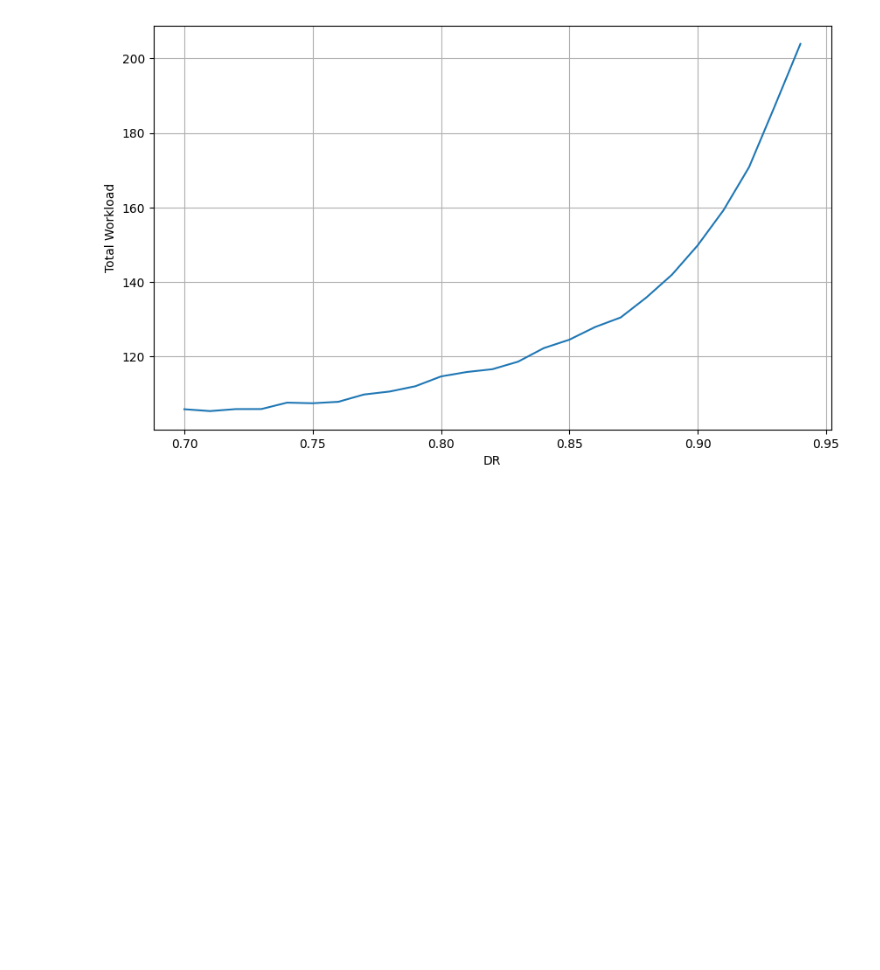
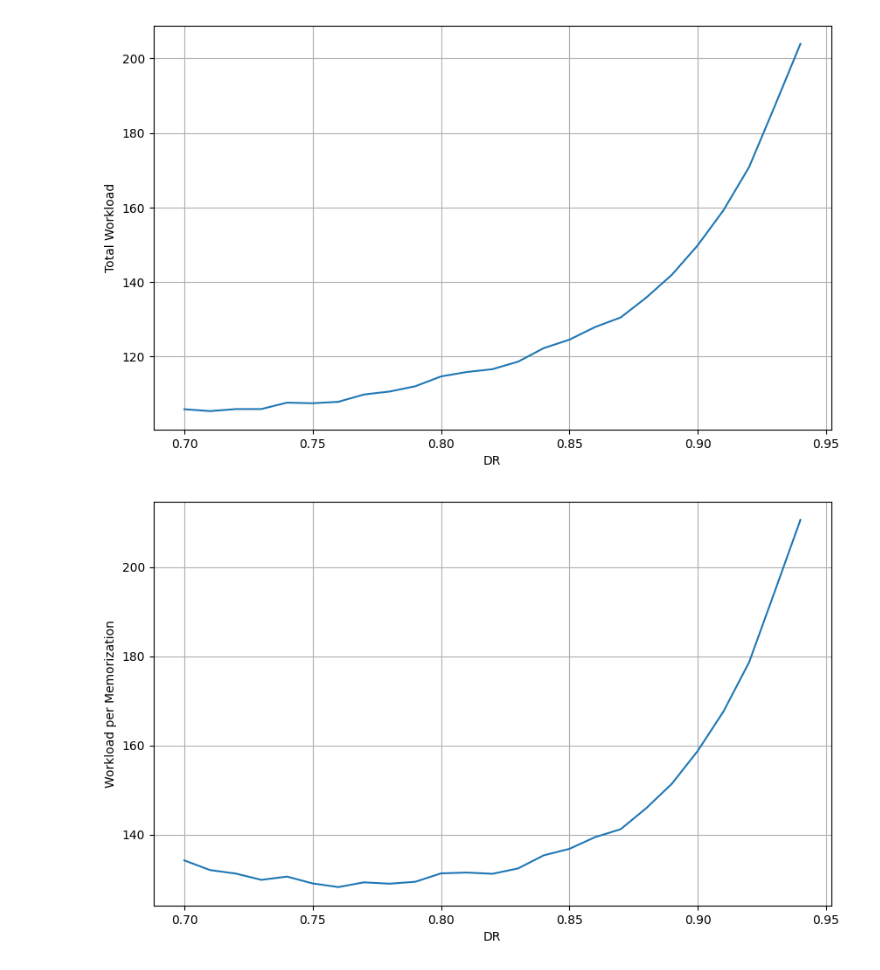
Before and after one commit to open-spaced-repetition/expected-workload, a Jupyter notebook: notebook.ipynb, the cells around one changed output. Saved outputs shown, nothing was run; the diff lists cells and outputs as text; code cells hidden in the pictures; blank space fills up the shorter version.

Commit message:
add memorization function and plot workload per memorization

```diff
--- a/notebook.ipynb
+++ b/notebook.ipynb
@@ -163,3 +163,22 @@ plt.show()
 # %% [output]
 [figure]
 [figure]
+# %%
+def memorization(dr):
+    s = 100
+    t = np.arange(0, next_interval(s, dr), 1)
+    return power_forgetting_curve(t, s).mean()
+
+workload_per_memorization = []
+
+for i, dr in enumerate(R_RANGE):
+    workload_per_memorization.append(workload_list[i] / memorization(dr))
+
+plt.figure(figsize=(10, 6))
+plt.plot(R_RANGE, workload_per_memorization)
+plt.grid(True)
+plt.xlabel("DR")
+plt.ylabel("Workload per Memorization")
+plt.show()
+# %% [output]
+[figure, added]
```
Also changed, not shown: parts of 1 cell of this notebook.
